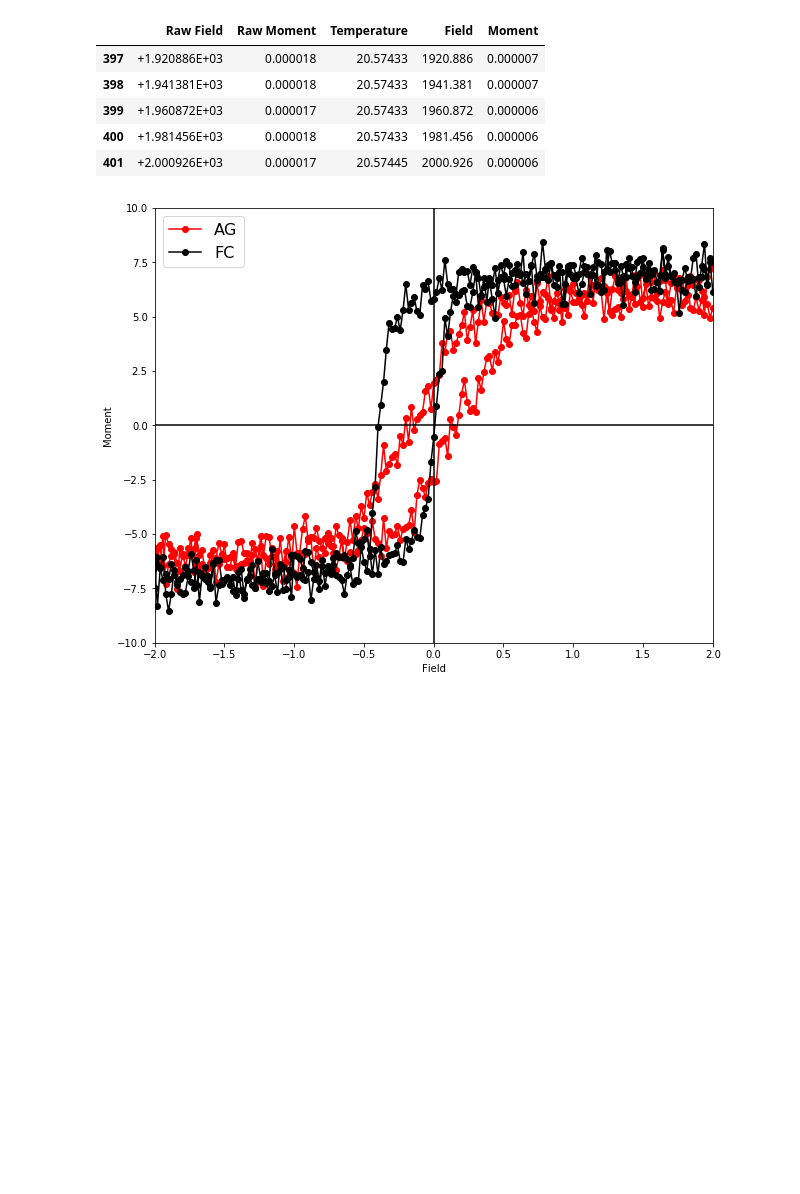
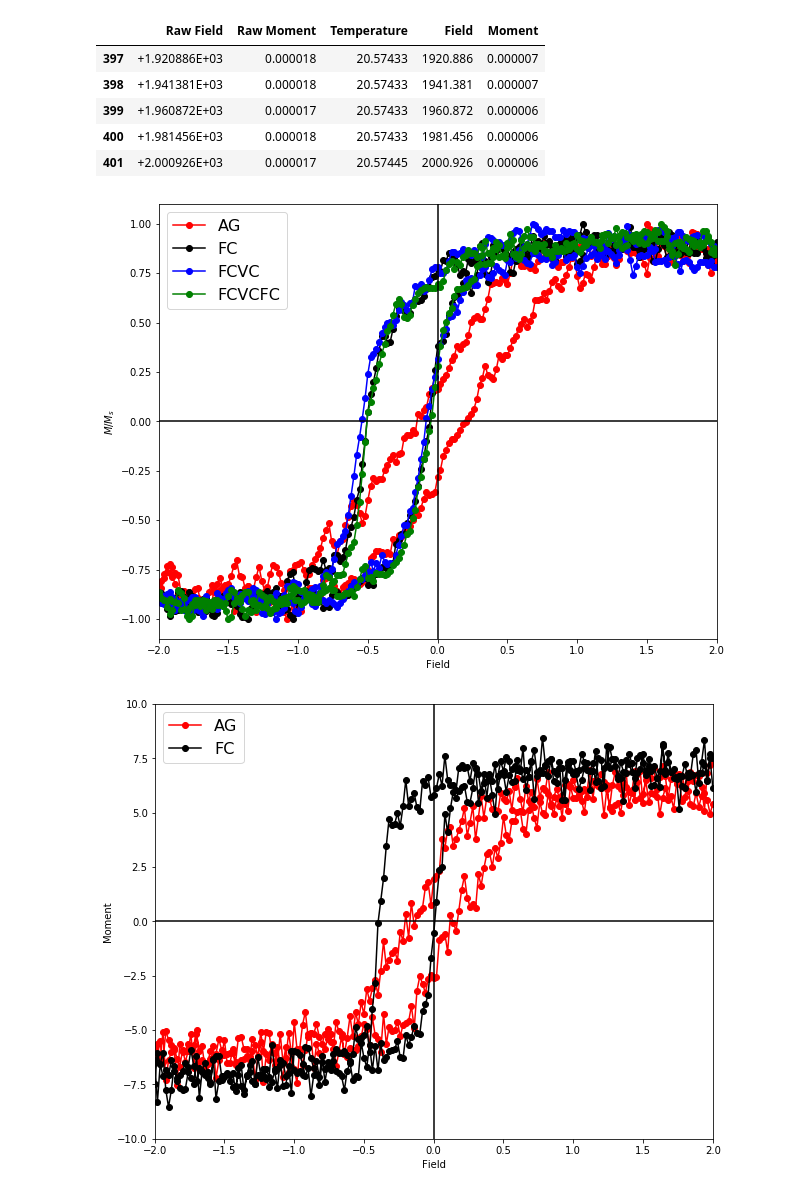
Before and after one commit to peytondmurray/NiCoO, a Jupyter notebook: Workspace/Plotting_majorloops.ipynb, the cells around one changed output. Cells and saved outputs as stored; diff of their text form; code cells hidden in the pictures; blank space fills up the shorter version.

Commit message:
New plotting stuff for Kai

```diff
--- a/Workspace/Plotting_majorloops.ipynb
+++ b/Workspace/Plotting_majorloops.ipynb
@@ -22,6 +24,20 @@ def background_subtract(h, m, hsat=1000, value=None):
         value = 0.5*(popt_upper[0]+popt_lower[0])
 
     return m - value*h
+
+def normalize(m):
+    return 1-2*(m.max() - m)/(m.max()-m.min())
+
+def split(h, m):
+    descending_h = h[np.diff(h) < 0]
+    descending_m = m[np.diff(h) < 0]
+    ascending_h = h[np.diff(h) > 0]
+    ascending_m = m[np.diff(h) > 0]
+    return descending_h, descending_m, ascending_h, ascending_m
+
+def smooth(m, pts):
+    kernel = np.ones(2*pts+1)/(2*pts+1)
+    return scn.convolve(m, kernel)
 # %%
 colors = {'AG': 'r',
           'FC': 'k',
@@ -30,7 +46,7 @@ colors = {'AG': 'r',
           'FCVC': 'b',
           'FCVCFC': 'g'}
 # %%
-data_20180407_folder = 'C:/Users/pdmurray/Desktop/peyton/Projects/NiCoO_ElectricalEB/Data/2018-04-07_1 NiCoO_Gd_Pt/Piece 6/'
+data_20180407_folder = '/home/pdmurray/Desktop/Workspace/temp-nicoo/Data/2018-04-07_1 NiCoO_Gd_Pt/Piece 6/'
 data_20180407_files = {'AG': 'IP ML RT As Grown 2 kOe Slow +5 V',
                        'FC': 'IP ML RT +5-5 V then FC 120 C 10 kOe 5 min 2 kOe Slow',
                        'FC+VC': 'IP ML RT +5-5 V then FC 120 C 10 kOe 5 min 2 kOe Slow +5-10 V, +10 V 14_20',
@@ -44,7 +60,7 @@ data_20180407 = {key: pd.read_csv(data_20180407_folder+value,
 for key, value in data_20180407.items():
     data_20180407[key] = value[:-1]
 # %%
-data_20180430_folder = 'C:/Users/pdmurray/Desktop/peyton/Projects/NiCoO_ElectricalEB/Data/2018-04-30_1 NiCoO_2_5mTorr/Piece 4 (The one from the boot)/'
+data_20180430_folder = '/home/pdmurray/Desktop/Workspace/temp-nicoo/Data/2018-04-30_1 NiCoO_2_5mTorr/Piece 4 (The one from the boot)/'
 data_20180430_files = {'AG': 'IP ML RT As Grown 2 kOe',
                        'FC': 'IP ML RT FC 120 C 10 kOe 5 min 2 kOe',
                        'FCVC': 'IP ML RT FC 120 C 10 kOe 5 min 2 kOe +10 V 4h',
@@ -66,6 +82,29 @@ data_20180430['FCVCFC'].tail()
 | 399 | +1.960872E+03 | 0.000017 | 20.57433 | 1960.872 | 0.000006 |
 | 400 | +1.981456E+03 | 0.000018 | 20.57433 | 1981.456 | 0.000006 |
 | 401 | +2.000926E+03 | 0.000017 | 20.57445 | 2000.926 | 0.000006 |
+# %%
+fig = plt.figure(figsize=(10, 8))
+ax = fig.add_subplot(111)
+for key, value in data_20180430.items():
+#     if key != 'AG':
+
+
+#     else:
+    m_corrected = normalize(smooth(background_subtract(value['Field'], value['Moment'], hsat=1000), 1))
+#     m_corrected = smooth(value['Moment'], 1)
+    ax.plot(1e-3*value['Field'], m_corrected, linestyle='-', marker='o', color=colors[key], label=key)
+#     ax.plot(1e-3*value['Field'], 1e6*m_corrected, linestyle='-', marker='o', color=colors[key], label=key)
+ax.set_xlim(-2, 2)
+# ax.set_ylim(-10, 10)
+ax.set_ylim(-1.1, 1.1)
+ax.axhline(color='k')
+ax.axvline(color='k')
+ax.legend(prop={'size': 16})
+ax.set_xlabel('Field')
+ax.set_ylabel('$M/M_s$')
+fig.savefig(fname='2018-04-30_AG.svg')
+# %% [output]
+[figure, added]
 # %%
 fig = plt.figure(figsize=(10, 8))
 ax = fig.add_subplot(111)
```
Also changed, not shown: parts of 1 cell of this notebook, 6 other files.
